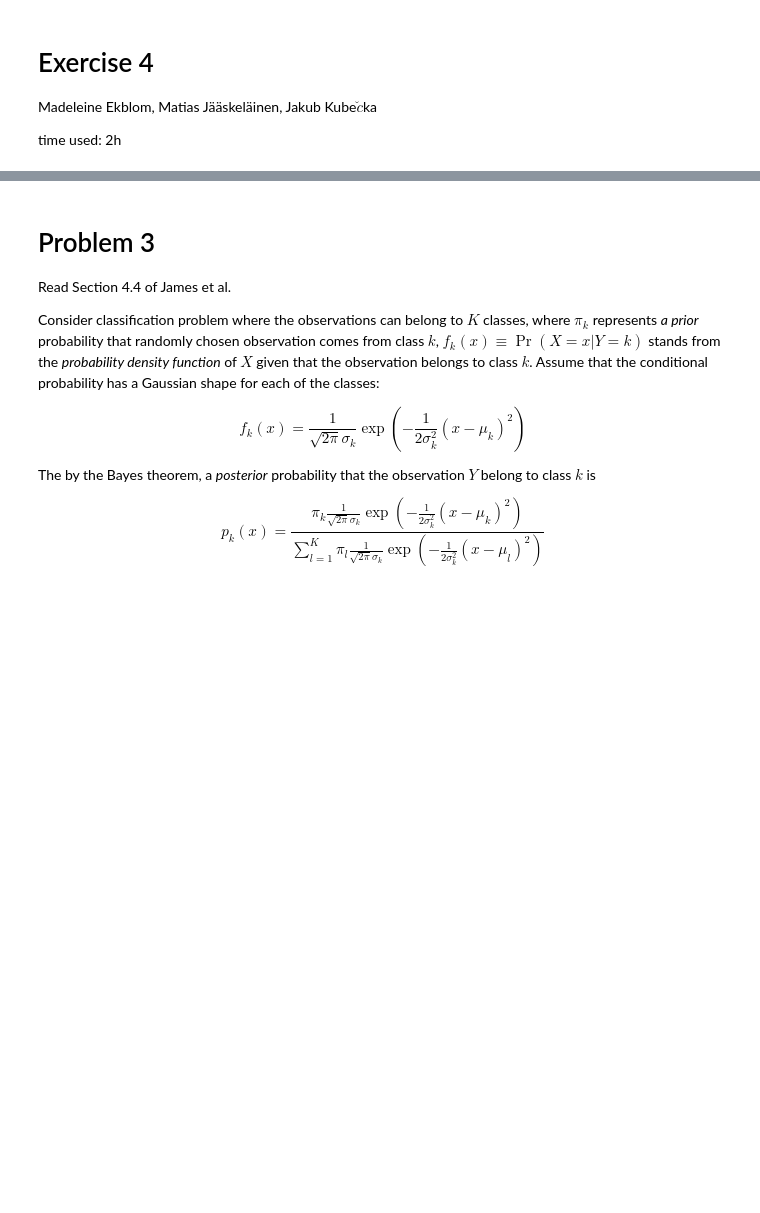
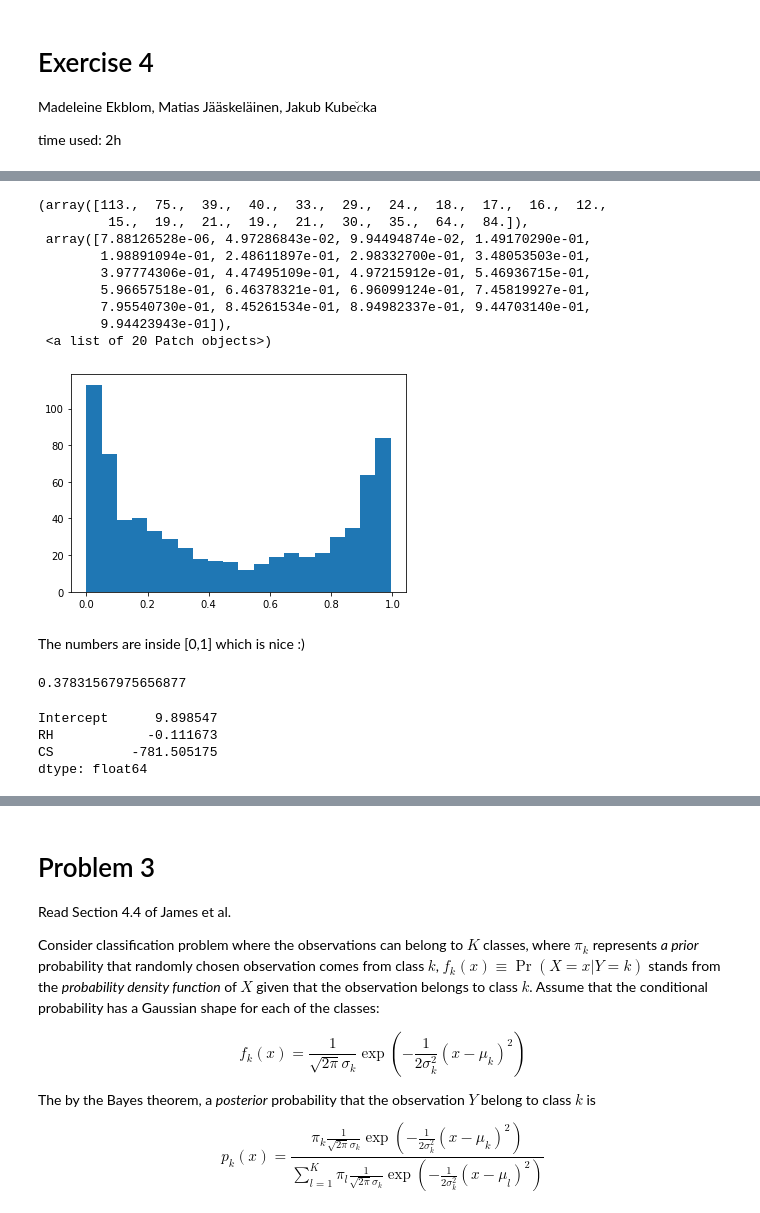
Before and after one commit to MatiasJJ/ATML, a Jupyter notebook: Ex4/Ex4_Matias_Jakub_Madeleine.ipynb, the cells around one changed output, grey strips where cells are left out. Cells and saved outputs as stored; diff of their text form; code cells hidden in the pictures; blank space fills up the shorter version.

```diff
--- a/Ex4/Ex4_Matias_Jakub_Madeleine.ipynb
+++ b/Ex4/Ex4_Matias_Jakub_Madeleine.ipynb
@@ -42,0 +212,4 @@ $$
+# %%
+model = smf.logit(formula="c ~ RH + CS", data=npf)
+fit = model.fit()
+print(fit.summary())
@@ -42,0 +236,21 @@ $$
+# %%
+c_hat = fit.predict(npf[["CS","RH"]])
+# %%
+plt.hist(c_hat,bins=20)
+# %% [output]
+(array([113.,  75.,  39.,  40.,  33.,  29.,  24.,  18.,  17.,  16.,  12.,
+         15.,  19.,  21.,  19.,  21.,  30.,  35.,  64.,  84.]),
+ array([7.88126528e-06, 4.97286843e-02, 9.94494874e-02, 1.49170290e-01,
+        1.98891094e-01, 2.48611897e-01, 2.98332700e-01, 3.48053503e-01,
+        3.97774306e-01, 4.47495109e-01, 4.97215912e-01, 5.46936715e-01,
+        5.96657518e-01, 6.46378321e-01, 6.96099124e-01, 7.45819927e-01,
+        7.95540730e-01, 8.45261534e-01, 8.94982337e-01, 9.44703140e-01,
+        9.94423943e-01]),
+ <a list of 20 Patch objects>)
+[figure, added]
+# %% [markdown]
+The numbers are inside [0,1] which is nice :)
+# %%
+np.median(c_hat)
+# %% [output]
+0.37831567975656877
@@ -42,0 +263,7 @@ $$
+# %%
+fit.params
+# %% [output]
+Intercept      9.898547
+RH            -0.111673
+CS          -781.505175
+dtype: float64
```
Also changed, not shown: parts of 53 cells of this notebook.
